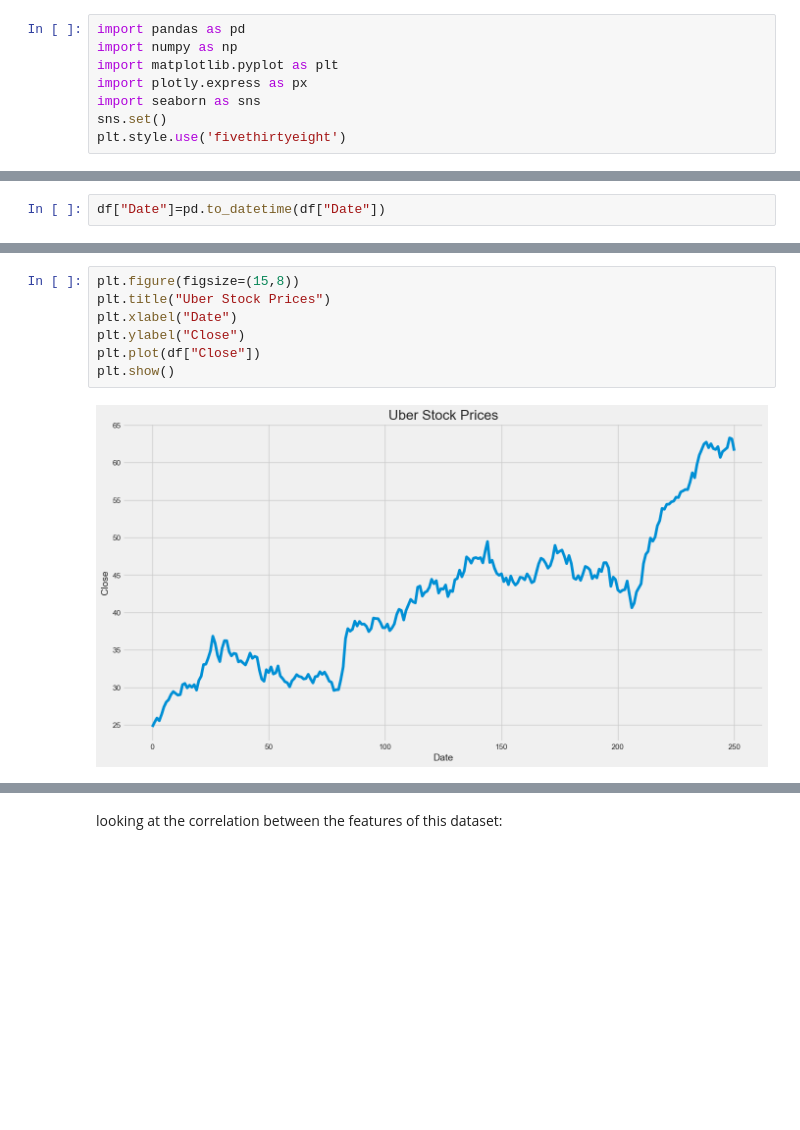
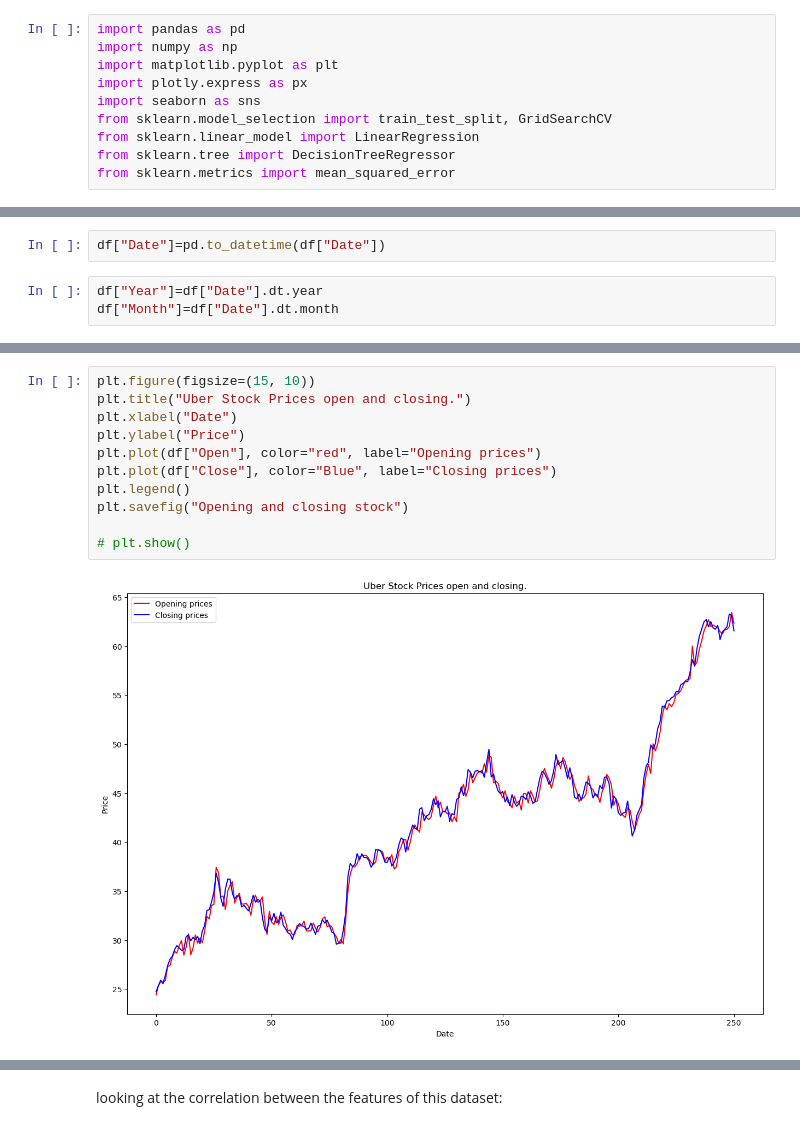
Before and after one commit to Kamuthuj/Uber-stock-prediction, a Jupyter notebook: analysis.ipynb, the cells around one changed output, grey strips where cells are left out. Drawn from its saved outputs; the diff is of its cells as text; blank space fills up the shorter version.

```diff
--- a/analysis.ipynb
+++ b/analysis.ipynb
@@ -4,8 +4,10 @@ import numpy as np
 import matplotlib.pyplot as plt
 import plotly.express as px
 import seaborn as sns
-sns.set()
-plt.style.use('fivethirtyeight')
+from sklearn.model_selection import train_test_split, GridSearchCV
+from sklearn.linear_model import LinearRegression
+from sklearn.tree import DecisionTreeRegressor
+from sklearn.metrics import mean_squared_error
 # %%
 df=pd.read_csv("UBER.csv")
 df
@@ -70,3 +72,6 @@ dtypes: float64(5), int64(1), object(1)
 memory usage: 13.9+ KB
 # %%
 df["Date"]=pd.to_datetime(df["Date"])
+# %%
+df["Year"]=df["Date"].dt.year
+df["Month"]=df["Date"].dt.month
@@ -102,9 +130,13 @@ array([[<Axes: title={'center': 'Date'}>,
 # %%
-plt.figure(figsize=(15,8))
-plt.title("Uber Stock Prices")
+plt.figure(figsize=(15, 10))
+plt.title("Uber Stock Prices open and closing.")
 plt.xlabel("Date")
-plt.ylabel("Close")
-plt.plot(df["Close"])
-plt.show()
+plt.ylabel("Price")
+plt.plot(df["Open"], color="red", label="Opening prices")
+plt.plot(df["Close"], color="Blue", label="Closing prices")
+plt.legend()
+plt.savefig("Opening and closing stock")
+
+# plt.show()
 # %% [output]
-[figure, old version]
+[figure, new version]
```
Also changed, not shown: parts of 22 cells of this notebook.
